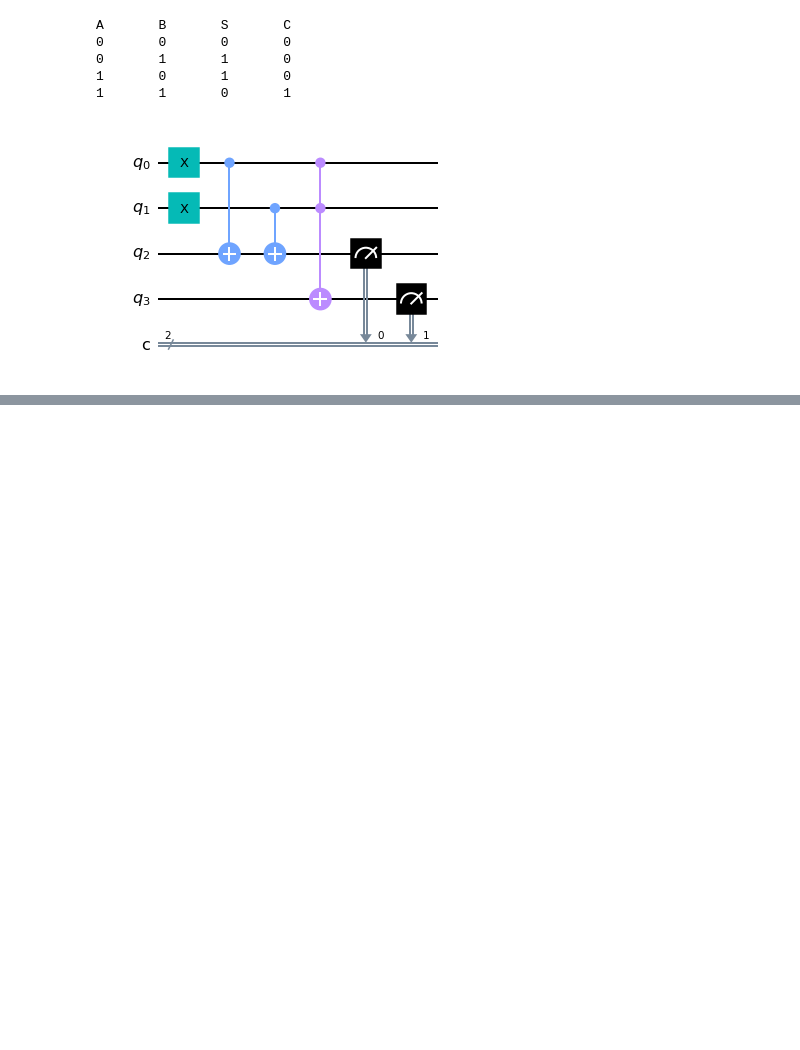
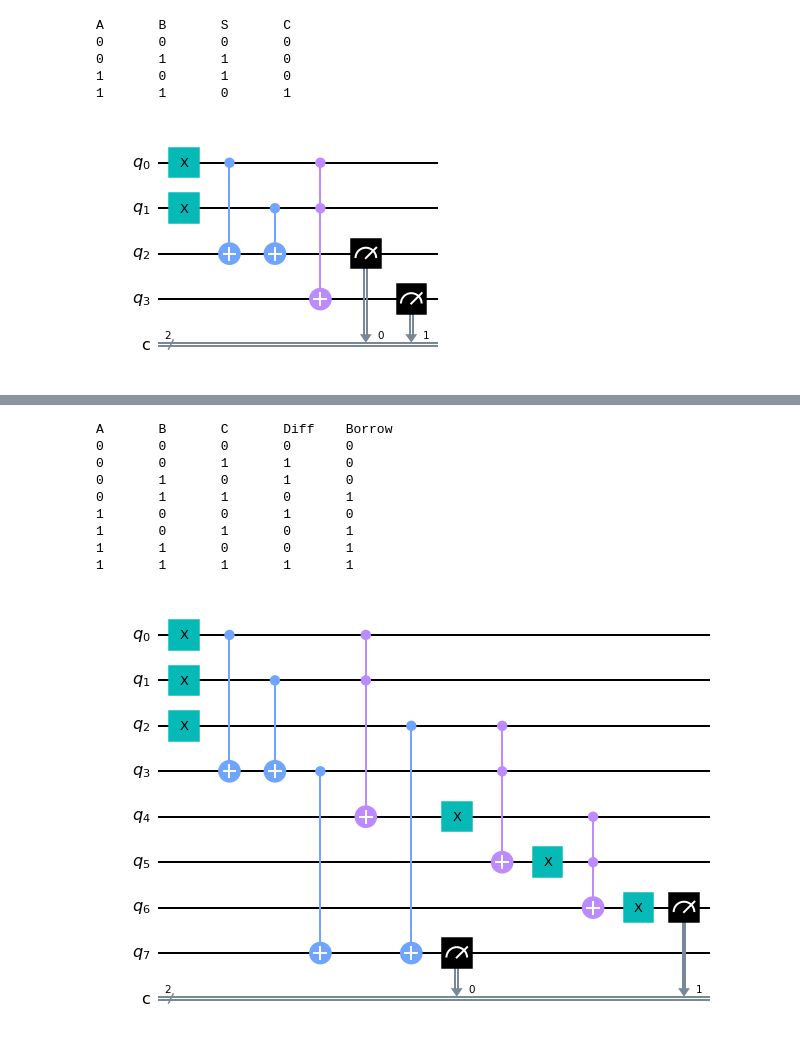
Before and after one commit to jesherjoshua/seds-quantum-computing, a Jupyter notebook: Simulator/some_circuits.ipynb, the cells around one changed output, grey strips where cells are left out. Drawn from its saved outputs; the diff is of its cells as text; code cells hidden in the pictures; blank space fills up the shorter version.

```diff
--- a/Simulator/some_circuits.ipynb
+++ b/Simulator/some_circuits.ipynb
@@ -84,0 +189,39 @@ A       B       S       C
+# %%
+
+print("A\tB\tC\tS\tC")
+l = [(0, 0,0), (0,0, 1), (0,1, 0), (0,1, 1),(1,0,0),(1,0,1),(1,1,0),(1,1,1)]
+for a, b,c in l:
+    circ = QuantumCircuit(8,2)
+    if a != 0:
+        circ.x(0)
+    if b != 0:
+        circ.x(1)
+    if c!=0:
+        circ.x(2)
+    circ.cx(0,3)
+    circ.cx(1,3)
+    circ.cx(3,7)
+    circ.cx(2,7)
+    circ.ccx(0,1,4)
+    circ.ccx(2,3,5)#AND
+    circ.x(4)
+    circ.x(5)
+    circ.ccx(4,5,6)
+    circ.x(6)
+    circ.measure(7,0)
+    circ.measure(6, 1)
+
+    print(f"{a}\t{b}\t{c}\t{test(circ)[1]}\t{test(circ)[0]}")
+
+circ.draw('mpl')
+# %% [output]
+A       B       C       Diff    Borrow
+0       0       0       0       0
+0       0       1       1       0
+0       1       0       1       0
+0       1       1       0       1
+1       0       0       1       0
+1       0       1       0       1
+1       1       0       0       1
+1       1       1       1       1
+[figure, added]
```
Also changed, not shown: parts of 23 cells of this notebook.
